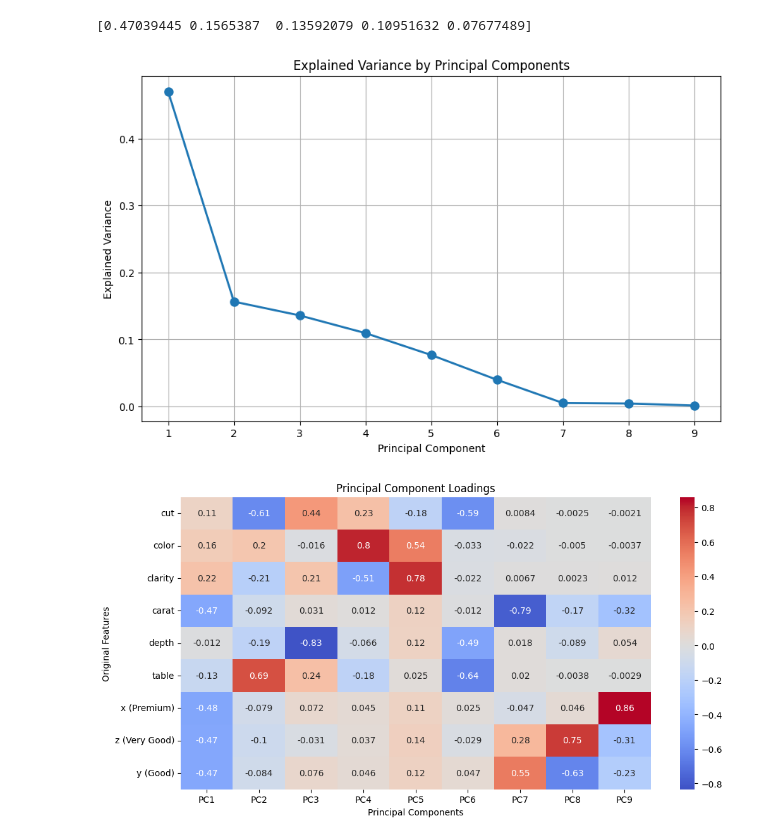
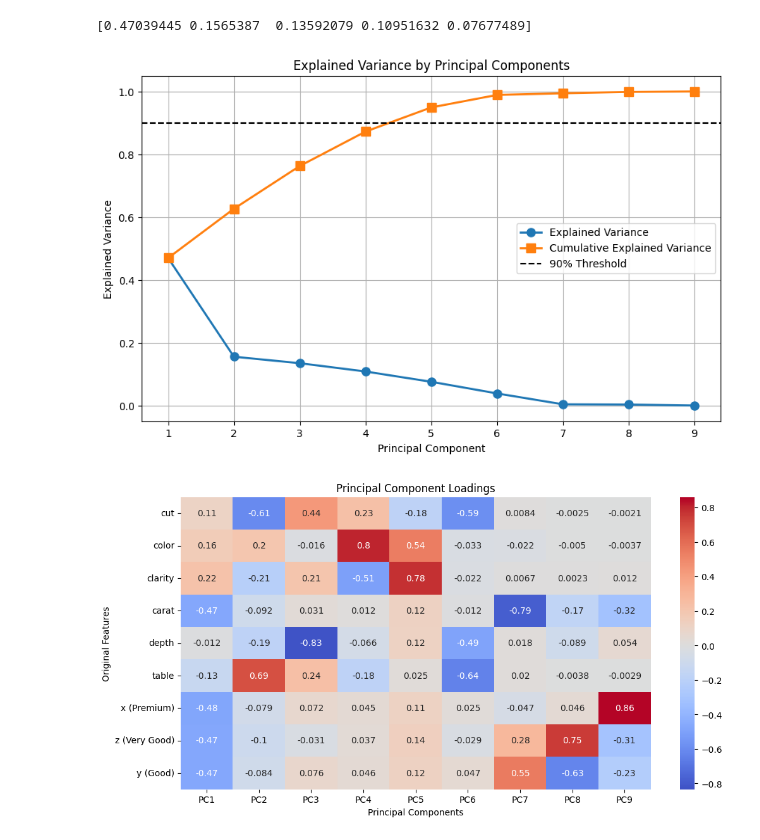
Before and after one commit to Mioupytjh/ML-and-DM, a Jupyter notebook: pca2.ipynb, the cells around one changed output. Cells and saved outputs as stored; diff of their text form; code cells hidden in the pictures.

Commit message:
Updated the variance plot

```diff
--- a/pca2.ipynb
+++ b/pca2.ipynb
@@ -125,15 +125,20 @@ print(rho[0:5])
 # %% [output]
 [0.47039445 0.1565387  0.13592079 0.10951632 0.07677489]
 # %%
+cumulative_rho = np.cumsum(rho)
+
 plt.figure(figsize=(10, 6))
-plt.plot(range(1, len(rho) + 1), rho, 'o-', linewidth=2, markersize=8)
+plt.plot(range(1, len(rho) + 1), rho, 'o-', linewidth=2, markersize=8, label='Explained Variance')
+plt.plot(range(1, len(cumulative_rho) + 1), cumulative_rho, 's-', linewidth=2, markersize=8, label='Cumulative Explained Variance')
+plt.axhline(y=0.9, color='black', linestyle='--', label='90% Threshold')
 plt.title('Explained Variance by Principal Components')
 plt.xlabel('Principal Component')
 plt.ylabel('Explained Variance')
 plt.grid(True)
+plt.legend()
 plt.show()
 # %% [output]
-[figure, old version]
+[figure, new version]
 # %%
 # Extract the loadings (eigenvectors)
 loadings = Vh.T
```
Also changed, not shown: parts of 4 cells of this notebook.
